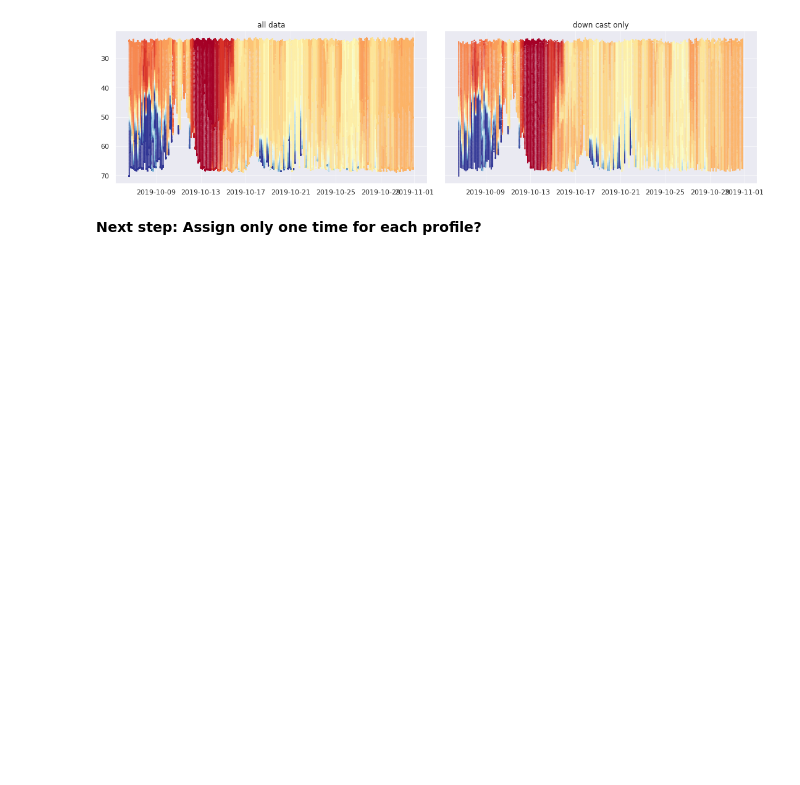
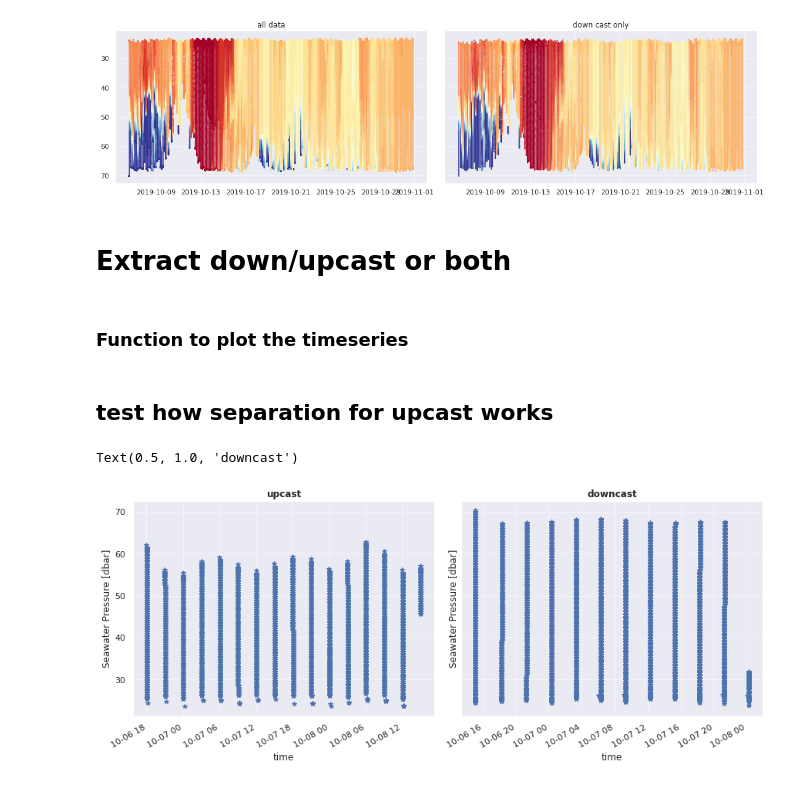
Before and after one commit to sryan288/ohw20-proj-ooi-profiles-section, a Jupyter notebook: OOI_profiles_Svenja.ipynb, the cells around one changed output. Saved outputs shown, nothing was run; the diff lists cells and outputs as text; code cells hidden in the pictures; blank space fills up the shorter version.

```diff
--- a/OOI_profiles_Svenja.ipynb
+++ b/OOI_profiles_Svenja.ipynb
@@ -163,5 +163,5 @@ ax[1].set_title('down cast only')
 ax[1].invert_yaxis()
 # %% [output]
 [figure]
-# %% [markdown]
-**Next step: Assign only one time for each profile?**
+# %% [markdown]
+# Extract down/upcast or both
@@ -167,0 +202,2 @@ ax[1].invert_yaxis()
+# %% [markdown]
+### Function to plot the timeseries
@@ -167,0 +227,17 @@ ax[1].invert_yaxis()
+# %% [markdown]
+## test how separation for upcast works
+# %%
+loc = 'inshore'
+
+fig,ax = plt.subplots(figsize=(12,5),ncols=2,sharey=True,constrained_layout=True)
+upcast1 = get_cast(ds[loc], cast='up')
+downcast1 = get_cast(ds[loc], cast='down')
+
+# plot
+upcast1.ctdpf_ckl_seawater_pressure[0:2000].plot(marker='*',linestyle='',ax=ax[0])
+ax[0].set_title('upcast',fontweight='bold')
+downcast1.ctdpf_ckl_seawater_pressure[0:2000].plot(marker='*',linestyle='',ax=ax[1])
+ax[1].set_title('downcast',fontweight='bold')
+# %% [output]
+Text(0.5, 1.0, 'downcast')
+[figure, added]
```
Also changed, not shown: parts of 35 cells of this notebook.
